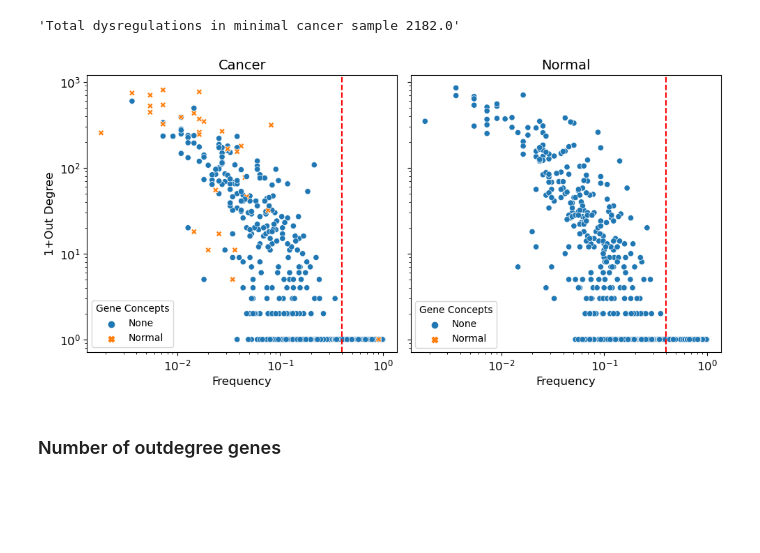
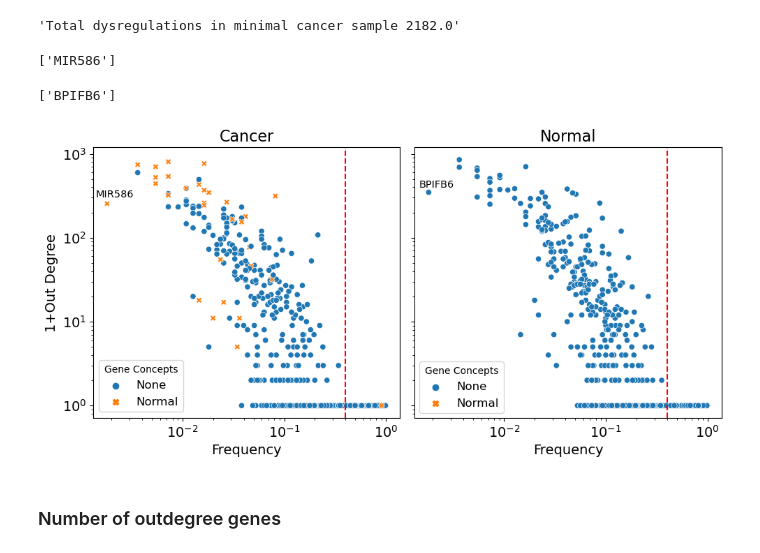
Before and after one commit to RobertoHePe/Causal_GE, a Jupyter notebook: Causal_GE_interpretation.ipynb, the cells around one changed output. Cells and saved outputs as stored; diff of their text form; code cells hidden in the pictures; blank space fills up the shorter version.

```diff
--- a/Causal_GE_interpretation.ipynb
+++ b/Causal_GE_interpretation.ipynb
@@ -185,37 +167,76 @@ min_dgr_normal = [Graph.degree[i] for i in min_normal_idx]
+# %%
+min_freq_cancer_idx = np.argmin(frequencies[min_cancer_idx])
+min_freq_cancer_idx = min_cancer_idx[min_freq_cancer_idx]
+print(map_node_name(min_freq_cancer_idx, compressed_nodes_map, genes_map))
+
+min_freq_normal_idx = np.argmin(frequencies[min_normal_idx])
+min_freq_normal_idx = min_normal_idx[min_freq_normal_idx]
+map_node_name(min_freq_normal_idx, compressed_nodes_map, genes_map)
+# %% [output]
+['MIR586']
+['BPIFB6']
 # %%
 min_odgr_cancer = [Graph.out_degree[i] for i in min_cancer_idx]
 min_odgr_normal = [Graph.out_degree[i] for i in min_normal_idx]
 
 hue_normal = concepts[min_normal_idx]
 hue_cancer = concepts[min_cancer_idx]
 
-fs = 12
+fs = 14
 
-fig, ax = plt.subplots(1, 2, figsize=(10, 5), sharey='row')
-sns.scatterplot(x=min_freq_cancer, y=1 + np.asarray(min_odgr_cancer), ax=ax[0], hue=hue_cancer, style=hue_cancer)
-sns.scatterplot(x=min_freq_normal, y=1 + np.asarray(min_odgr_normal), ax=ax[1], hue=hue_normal, legend=False)
-ax[0].set_ylabel('1+Out Degree', fontsize=fs)
-ax[1].set_xlabel('Frequency', fontsize=fs)
-ax[0].set_xlabel('Frequency', fontsize=fs)
-ax[0].set_title('Cancer', fontsize=fs + 2)
-ax[1].set_title('Normal', fontsize=fs + 2)
-ax[0].tick_params(labelsize=12)
-ax[1].tick_params(labelsize=12)
+fig, ax = plt.subplots(1, 2, figsize=(10, 5), sharey="row")
+sns.scatterplot(
+    x=min_freq_cancer,
+    y=1 + np.asarray(min_odgr_cancer),
+    ax=ax[0],
+    hue=hue_cancer,
+    style=hue_cancer,
+)
+sns.scatterplot(
+    x=min_freq_normal,
+    y=1 + np.asarray(min_odgr_normal),
+    ax=ax[1],
+    hue=hue_normal,
+    legend=False,
+)
+ax[0].set_ylabel("1+Out Degree", fontsize=fs)
+ax[1].set_xlabel("Frequency", fontsize=fs)
+ax[0].set_xlabel("Frequency", fontsize=fs)
+ax[0].set_title("Cancer", fontsize=fs + 2)
+ax[1].set_title("Normal", fontsize=fs + 2)
+ax[0].tick_params(labelsize=14)
+ax[1].tick_params(labelsize=14)
 
-ax[0].axvline(0.4, ls='--', c='r')
-ax[1].axvline(0.4, ls='--', c='r')
+ax[0].axvline(0.4, ls="--", c="r")
+ax[1].axvline(0.4, ls="--", c="r")
+
+ax[0].annotate(
+    map_node_name(min_freq_cancer_idx, compressed_nodes_map, genes_map)[0],
+    (frequencies[min_freq_cancer_idx], 1 + Graph.out_degree[min_freq_cancer_idx]),
+    (frequencies[min_freq_cancer_idx] * 1.2, 50 + Graph.out_degree[min_freq_cancer_idx]),
+    ha='center',
+    fontsize=10.5
+)
+
+ax[1].annotate(
+    map_node_name(min_freq_normal_idx, compressed_nodes_map, genes_map)[0],
+    (frequencies[min_freq_normal_idx], 1 + Graph.out_degree[min_freq_normal_idx]),
+    (frequencies[min_freq_normal_idx] * 1.2, 50 + Graph.out_degree[min_freq_normal_idx]),
+    ha='center',
+    fontsize=10.5
+)
 
 for i in range(2):
-    ax[i].set_yscale('log')
-    ax[i].set_xscale('log')
+    ax[i].set_yscale("log")
+    ax[i].set_xscale("log")
 
-ax[0].legend(title='Gene Concepts')
-#ax[1].legend(False)
-fig.legend(loc='upper right', bbox_to_anchor=(0.67, 0.29), title='Gene Concepts')
+ax[0].legend(title="Gene Concepts", fontsize=12)
+# ax[1].legend(False)
+fig.legend(loc="upper right", bbox_to_anchor=(0.68, 0.32), title="Gene Concepts", fontsize=12)
 fig.tight_layout()
 #plt.savefig('Charts/min_samples_grid_threshold.pdf')
 # %% [output]
-[figure, old version]
+[figure, new version]
 # %% [markdown]
 ### Number of outdegree genes
 # %%
```
Also changed, not shown: parts of 1 cell of this notebook, 1 other file.
